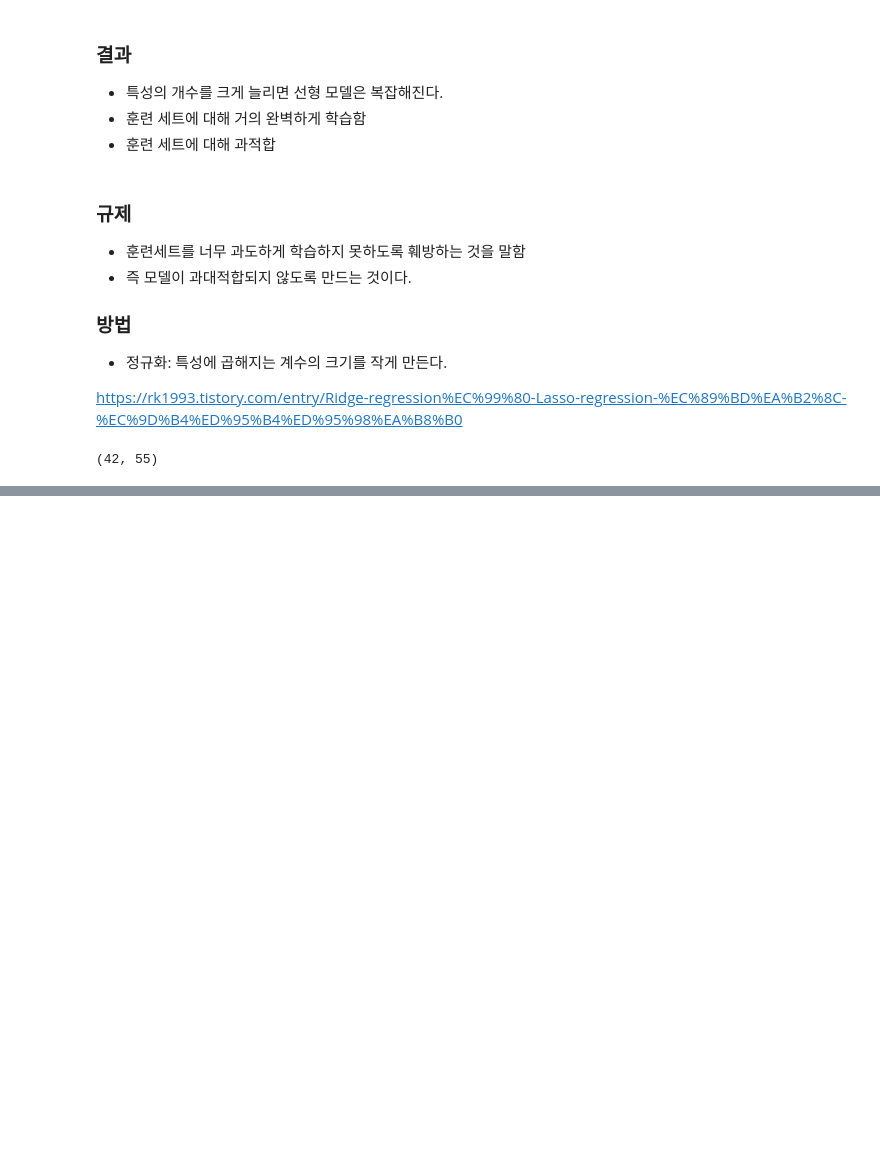
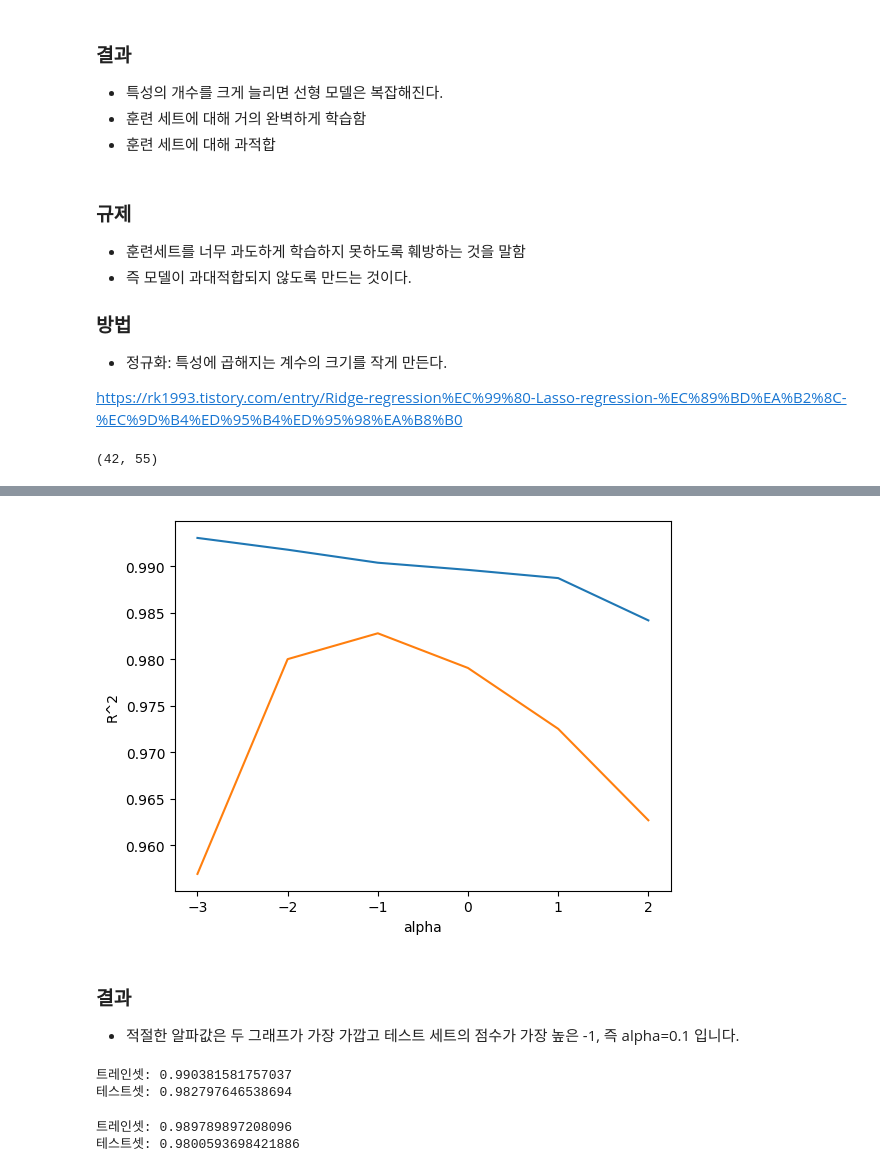
Before and after one commit to joohuun/ai, a Jupyter notebook: 혼공머신/3-3.특성공학과규제.ipynb, the cells around one changed output, grey strips where cells are left out. Drawn from its saved outputs; the diff is of its cells as text; code cells hidden in the pictures; blank space fills up the shorter version.

```diff
--- a/혼공머신/3-3.특성공학과규제.ipynb
+++ b/혼공머신/3-3.특성공학과규제.ipynb
@@ -162,0 +184,47 @@ print('테스트셋:', ridge.score(test_scaled, test_target))
+# %%
+import matplotlib.pyplot as plt
+
+train_score = []
+test_score = []
+
+alpha_list = [0.001, 0.01, 0.1, 1, 10, 100]
+for alpha in alpha_list:
+    # 릿지 모델을 만듭니다
+    ridge = Ridge(alpha=alpha)
+    # 릿지 모델을 훈련합니다
+    ridge.fit(train_scaled, train_target)
+    # 훈련 점수와 테스트 점수를 저장합니다
+    train_score.append(ridge.score(train_scaled, train_target))
+    test_score.append(ridge.score(test_scaled, test_target))
+# %%
+# 알파값을 로그함수로 바꾸어 지수로 표현
+plt.plot(np.log10(alpha_list), train_score)
+plt.plot(np.log10(alpha_list), test_score)
+plt.xlabel('alpha')
+plt.ylabel('R^2')
+plt.show()
+# %% [output]
+[figure, added]
+# %% [markdown]
+### 결과
+- 적절한 알파값은 두 그래프가 가장 가깝고 테스트 세트의 점수가 가장 높은 -1, 즉 alpha=0.1 입니다.
+# %%
+ridge = Ridge(alpha=0.1)
+ridge.fit(train_scaled, train_target)
+
+print("트레인셋:", ridge.score(train_scaled, train_target))
+print("테스트셋:", ridge.score(test_scaled, test_target))
+# %% [output]
+트레인셋: 0.990381581757037
+테스트셋: 0.982797646538694
+# %%
+# 라쏘 회귀
+from sklearn.linear_model import Lasso
+
+lasso = Lasso()
+lasso.fit(train_scaled, train_target)
+print("트레인셋:", lasso.score(train_scaled, train_target))
+print("테스트셋:", lasso.score(test_scaled, test_target))
+# %% [output]
+트레인셋: 0.989789897208096
+테스트셋: 0.9800593698421886
```
Also changed, not shown: parts of 11 cells of this notebook.
